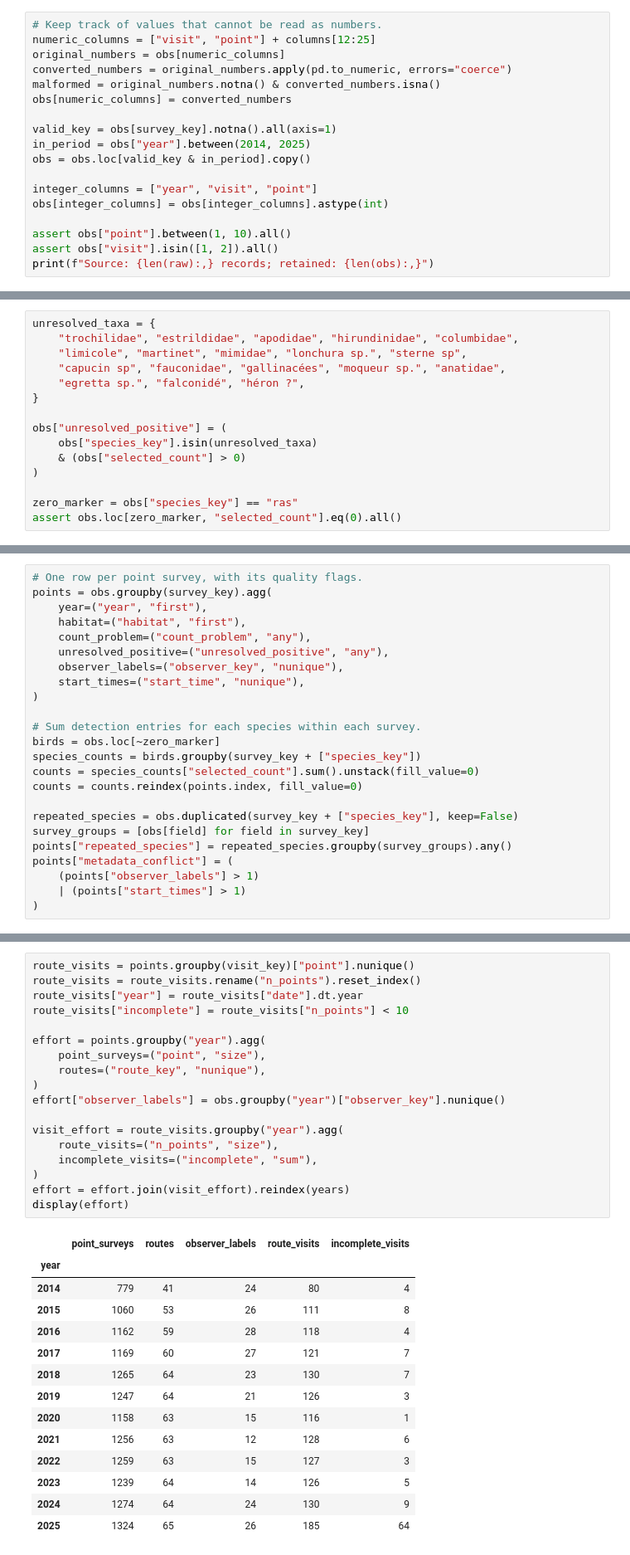
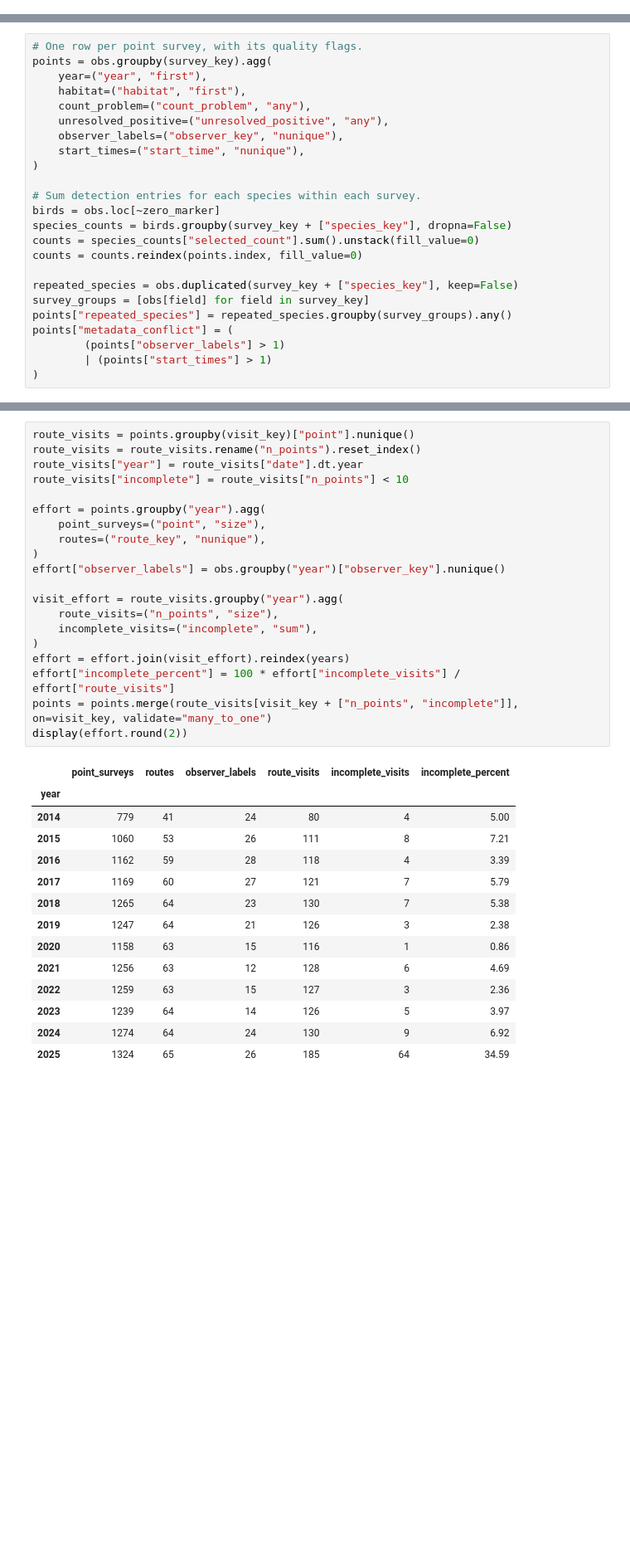
Before and after one commit to MasMits/birds-biodiversity, a Jupyter notebook: notebooks/01_data_preparation_and_indicators.ipynb, the cells around one changed output, grey strips where cells are left out. Shown at 83% size. Saved outputs shown, nothing was run; the diff lists cells and outputs as text; blank space fills up the shorter version.

```diff
--- a/notebooks/01_data_preparation_and_indicators.ipynb
+++ b/notebooks/01_data_preparation_and_indicators.ipynb
@@ -65,18 +116,0 @@ obs["year"] = obs["date"].dt.year
-# %%
-# Keep track of values that cannot be read as numbers.
-numeric_columns = ["visit", "point"] + columns[12:25]
-original_numbers = obs[numeric_columns]
-converted_numbers = original_numbers.apply(pd.to_numeric, errors="coerce")
-malformed = original_numbers.notna() & converted_numbers.isna()
-obs[numeric_columns] = converted_numbers
-
-valid_key = obs[survey_key].notna().all(axis=1)
-in_period = obs["year"].between(2014, 2025)
-obs = obs.loc[valid_key & in_period].copy()
-
-integer_columns = ["year", "visit", "point"]
-obs[integer_columns] = obs[integer_columns].astype(int)
-
-assert obs["point"].between(1, 10).all()
-assert obs["visit"].isin([1, 2]).all()
-print(f"Source: {len(raw):,} records; retained: {len(obs):,}")
@@ -179,15 +268,0 @@ display(obs.loc[obs["count_problem"], display_columns])
-# %%
-unresolved_taxa = {
-    "trochilidae", "estrildidae", "apodidae", "hirundinidae", "columbidae",
-    "limicole", "martinet", "mimidae", "lonchura sp.", "sterne sp",
-    "capucin sp", "fauconidae", "gallinacées", "moqueur sp.", "anatidae",
-    "egretta sp.", "falconidé", "héron ?",
-}
-
-obs["unresolved_positive"] = (
-    obs["species_key"].isin(unresolved_taxa)
-    & (obs["selected_count"] > 0)
-)
-
-zero_marker = obs["species_key"] == "ras"
-assert obs.loc[zero_marker, "selected_count"].eq(0).all()
@@ -210,7 +279,7 @@ points = obs.groupby(survey_key).agg(
 
 # Sum detection entries for each species within each survey.
 birds = obs.loc[~zero_marker]
-species_counts = birds.groupby(survey_key + ["species_key"])
+species_counts = birds.groupby(survey_key + ["species_key"], dropna=False)
 counts = species_counts["selected_count"].sum().unstack(fill_value=0)
 counts = counts.reindex(points.index, fill_value=0)
 
@@ -218,8 +287,8 @@ repeated_species = obs.duplicated(survey_key + ["species_key"], keep=False)
 survey_groups = [obs[field] for field in survey_key]
 points["repeated_species"] = repeated_species.groupby(survey_groups).any()
 points["metadata_conflict"] = (
-    (points["observer_labels"] > 1)
-    | (points["start_times"] > 1)
+        (points["observer_labels"] > 1)
+        | (points["start_times"] > 1)
 )
 # %%
 # Abundance counts detections; richness counts species with positive counts.
@@ -258,33 +386,35 @@ Effort includes all represented surveys, even those with invalid indicators. Few
 # %%
 route_visits = points.groupby(visit_key)["point"].nunique()
 route_visits = route_visits.rename("n_points").reset_index()
 route_visits["year"] = route_visits["date"].dt.year
 route_visits["incomplete"] = route_visits["n_points"] < 10
 
 effort = points.groupby("year").agg(
     point_surveys=("point", "size"),
     routes=("route_key", "nunique"),
 )
 effort["observer_labels"] = obs.groupby("year")["observer_key"].nunique()
 
 visit_effort = route_visits.groupby("year").agg(
     route_visits=("n_points", "size"),
     incomplete_visits=("incomplete", "sum"),
 )
 effort = effort.join(visit_effort).reindex(years)
-display(effort)
+effort["incomplete_percent"] = 100 * effort["incomplete_visits"] / effort["route_visits"]
+points = points.merge(route_visits[visit_key + ["n_points", "incomplete"]], on=visit_key, validate="many_to_one")
+display(effort.round(2))
 # %% [output]
-|  | point_surveys | routes | observer_labels | route_visits | incomplete_visits |
-| year |  |  |  |  |  |
-| 2014 | 779 | 41 | 24 | 80 | 4 |
-| 2015 | 1060 | 53 | 26 | 111 | 8 |
-| 2016 | 1162 | 59 | 28 | 118 | 4 |
-| 2017 | 1169 | 60 | 27 | 121 | 7 |
-| 2018 | 1265 | 64 | 23 | 130 | 7 |
-| 2019 | 1247 | 64 | 21 | 126 | 3 |
-| 2020 | 1158 | 63 | 15 | 116 | 1 |
-| 2021 | 1256 | 63 | 12 | 128 | 6 |
-| 2022 | 1259 | 63 | 15 | 127 | 3 |
-| 2023 | 1239 | 64 | 14 | 126 | 5 |
-| 2024 | 1274 | 64 | 24 | 130 | 9 |
-| 2025 | 1324 | 65 | 26 | 185 | 64 |
+|  | point_surveys | routes | observer_labels | route_visits | incomplete_visits | incomplete_percent |
+| year |  |  |  |  |  |  |
+| 2014 | 779 | 41 | 24 | 80 | 4 | 5.00 |
+| 2015 | 1060 | 53 | 26 | 111 | 8 | 7.21 |
+| 2016 | 1162 | 59 | 28 | 118 | 4 | 3.39 |
+| 2017 | 1169 | 60 | 27 | 121 | 7 | 5.79 |
+| 2018 | 1265 | 64 | 23 | 130 | 7 | 5.38 |
+| 2019 | 1247 | 64 | 21 | 126 | 3 | 2.38 |
+| 2020 | 1158 | 63 | 15 | 116 | 1 | 0.86 |
+| 2021 | 1256 | 63 | 12 | 128 | 6 | 4.69 |
+| 2022 | 1259 | 63 | 15 | 127 | 3 | 2.36 |
+| 2023 | 1239 | 64 | 14 | 126 | 5 | 3.97 |
+| 2024 | 1274 | 64 | 24 | 130 | 9 | 6.92 |
+| 2025 | 1324 | 65 | 26 | 185 | 64 | 34.59 |
```
Also changed, not shown: parts of 37 cells of this notebook, 5 other files.
